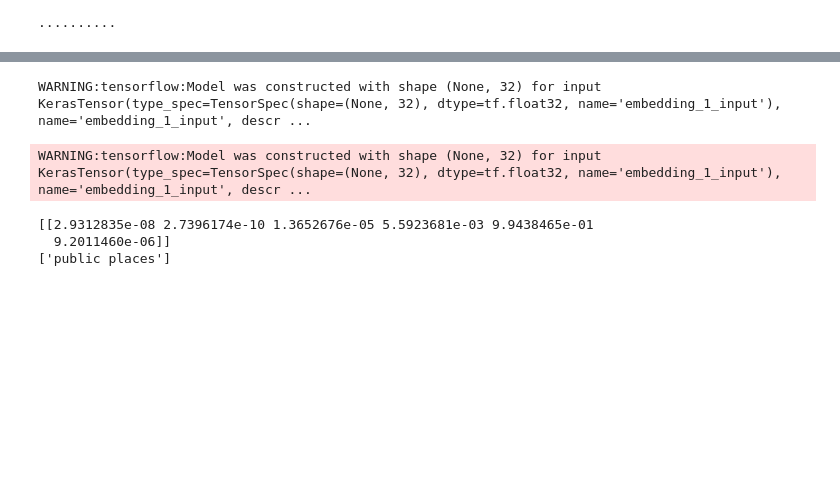
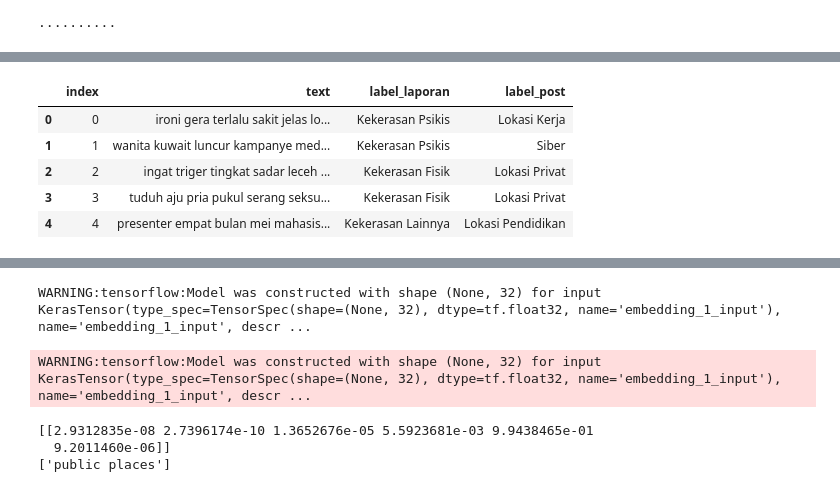
Before and after one commit to aulia-nrp/NLP-using-TensorFlow, a Jupyter notebook: Modelling_B21_CAP0194.ipynb, the cells around one changed output, grey strips where cells are left out. Cells and saved outputs as stored; diff of their text form; code cells hidden in the pictures; blank space fills up the shorter version.

```diff
--- a/Modelling_B21_CAP0194.ipynb
+++ b/Modelling_B21_CAP0194.ipynb
@@ -247,0 +182,14 @@ Name: text, Length: 14108, dtype: object
+# %%
+#Import Stemmed Dataset
+url = 'https://drive.google.com/file/d/1jrF8W2aez2BMkgbG31bpOCGFJVc9505F/view?usp=sharing'
+file_id = url.split('/')[-2]
+csv_url = 'https://drive.google.com/uc?id=' + file_id
+df = pd.read_csv(csv_url)
+df.head()
+# %% [output]
+|  | index | text | label_laporan | label_post |
+| 0 | 0 | ironi gera terlalu sakit jelas lo... | Kekerasan Psikis | Lokasi Kerja |
+| 1 | 1 | wanita kuwait luncur kampanye med... | Kekerasan Psikis | Siber |
+| 2 | 2 | ingat triger tingkat sadar leceh ... | Kekerasan Fisik | Lokasi Privat |
+| 3 | 3 | tuduh aju pria pukul serang seksu... | Kekerasan Fisik | Lokasi Privat |
+| 4 | 4 | presenter empat bulan mei mahasis... | Kekerasan Lainnya | Lokasi Pendidikan |
```
Also changed, not shown: parts of 35 cells of this notebook.
